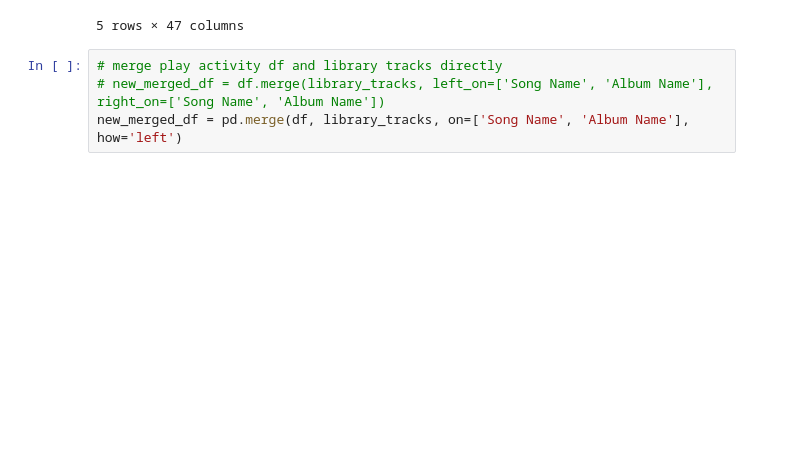
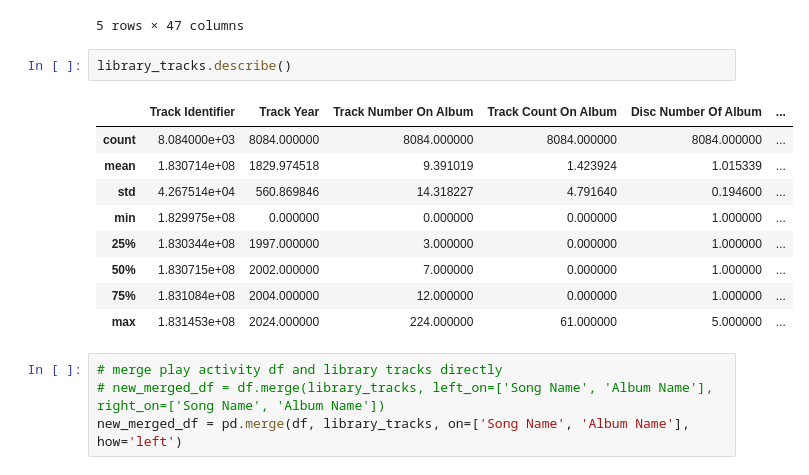
Before and after one commit to ftaylor101/spotify, a Jupyter notebook: apple_vis.ipynb, the cells around one changed output. Saved outputs shown, nothing was run; the diff lists cells and outputs as text; blank space fills up the shorter version.

```diff
--- a/apple_vis.ipynb
+++ b/apple_vis.ipynb
@@ -150,6 +220,18 @@ library_tracks.head()
 | 3 | Song | 182997542 | Cold Water (feat. Justin Bieber &... | Cold Water (feat. Justin Bieber &... | Major Lazer | Major Lazer | Diplo, benny blanco, Jr. Blender ... | ... |
 | 4 | Song | 182997546 | ...Ready For It? | ...Ready For It? | Taylor Swift | Taylor Swift | Taylor Swift, Max Martin, Shellba... | ... |
 5 rows × 47 columns
+# %%
+library_tracks.describe()
+# %% [output]
+|  | Track Identifier | Track Year | Track Number On Album | Track Count On Album | Disc Number Of Album | ... |
+| count | 8.084000e+03 | 8084.000000 | 8084.000000 | 8084.000000 | 8084.000000 | ... |
+| mean | 1.830714e+08 | 1829.974518 | 9.391019 | 1.423924 | 1.015339 | ... |
+| std | 4.267514e+04 | 560.869846 | 14.318227 | 4.791640 | 0.194600 | ... |
+| min | 1.829975e+08 | 0.000000 | 0.000000 | 0.000000 | 1.000000 | ... |
+| 25% | 1.830344e+08 | 1997.000000 | 3.000000 | 0.000000 | 1.000000 | ... |
+| 50% | 1.830715e+08 | 2002.000000 | 7.000000 | 0.000000 | 1.000000 | ... |
+| 75% | 1.831084e+08 | 2004.000000 | 12.000000 | 0.000000 | 1.000000 | ... |
+| max | 1.831453e+08 | 2024.000000 | 224.000000 | 61.000000 | 5.000000 | ... |
 # %%
 # merge play activity df and library tracks directly
 # new_merged_df = df.merge(library_tracks, left_on=['Song Name', 'Album Name'], right_on=['Song Name', 'Album Name'])
```
Also changed, not shown: parts of 21 cells of this notebook.
